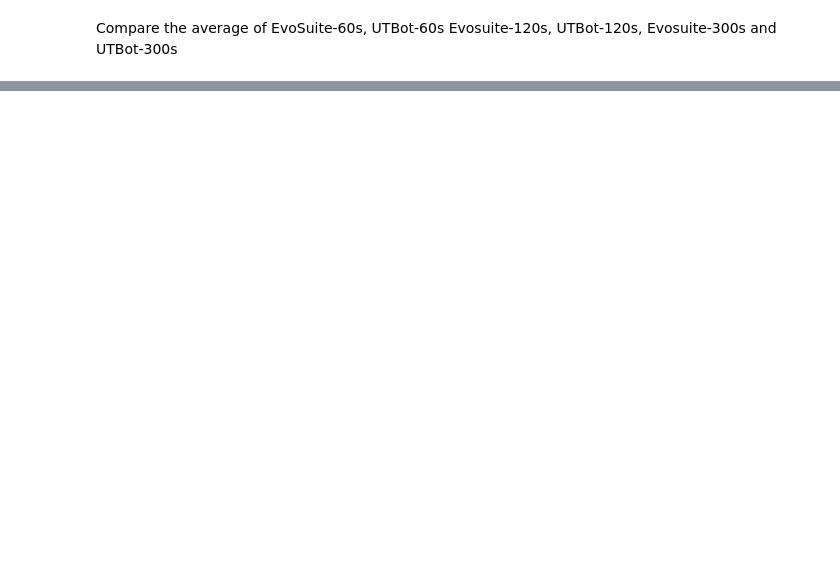
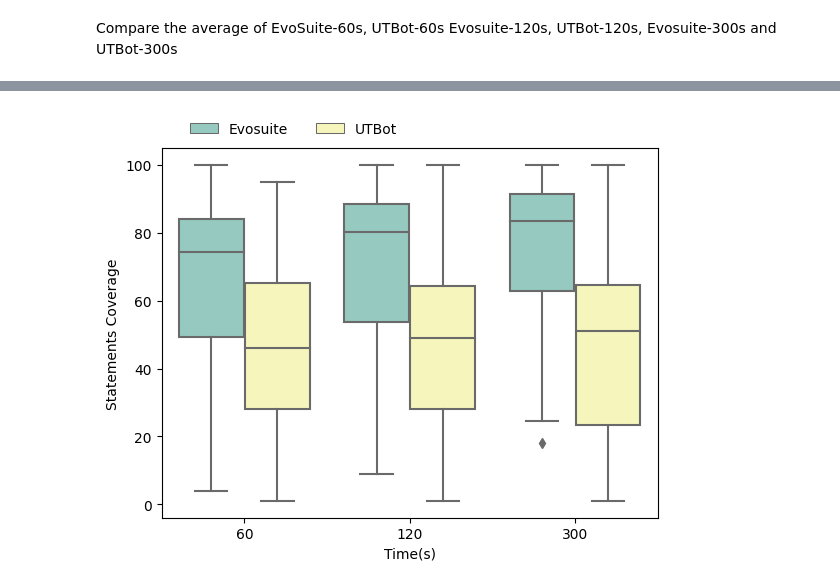
Before and after one commit to phu024/Effectiveness-of-Search-based-Software-Testing-Tool, a Jupyter notebook: statements.ipynb, the cells around one changed output, grey strips where cells are left out. Saved outputs shown, nothing was run; the diff lists cells and outputs as text; code cells hidden in the pictures; blank space fills up the shorter version.

```diff
--- a/statements.ipynb
+++ b/statements.ipynb
@@ -266,0 +249,6 @@ Name: Evosuite-60s_Mean, dtype: float64
+# %%
+statementsCoverage = pd.melt(compare, id_vars=['Sample CUTs'], value_vars=['Evosuite-60s_Mean','UTBot-60s_Mean','Evosuite-120s_Mean','UTBot-120s_Mean','Evosuite-300s_Mean','UTBot-300s_Mean'], var_name='Tool', value_name='Statements Coverage')
+# %%
+statementsCoverage['Time(s)'] = statementsCoverage['Tool'].str.extract('(\d+)', expand=False)
+# %%
+statementsCoverage['Tool'] = statementsCoverage['Tool'].str.replace('-\d+s_Mean','')
@@ -266,0 +271,5 @@ Name: Evosuite-60s_Mean, dtype: float64
+# %%
+ax = sns.boxplot(x="Time(s)", y="Statements Coverage", hue="Tool", data=statementsCoverage, palette="Set3",)
+sns.move_legend(ax, "lower right",bbox_to_anchor=(.5, 1), ncol=3, title=None, frameon=False,)
+# %% [output]
+[figure, added]
```
Also changed, not shown: parts of 10 cells of this notebook.
